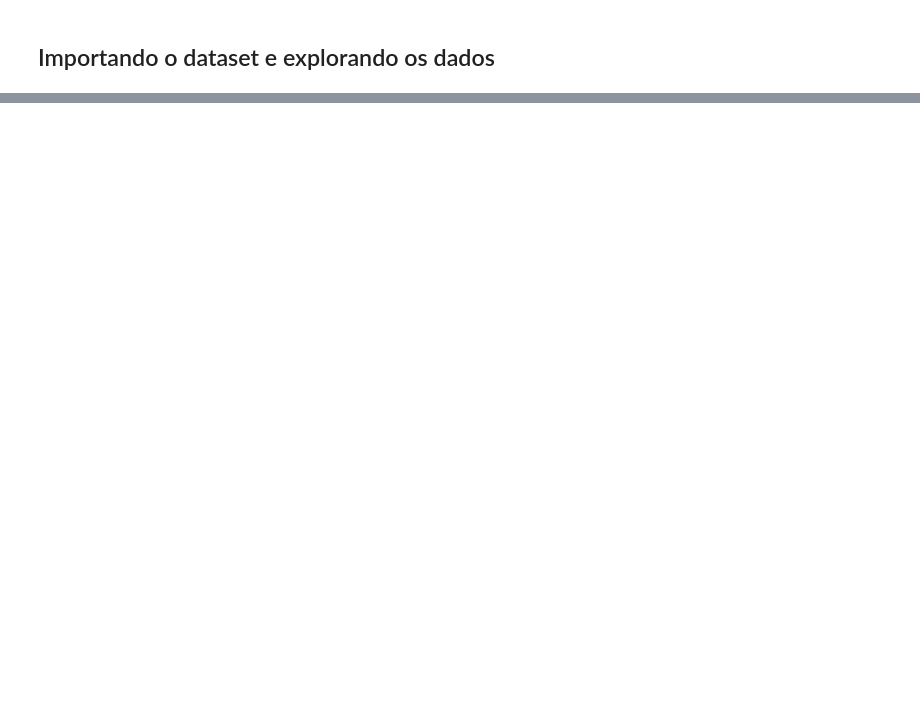
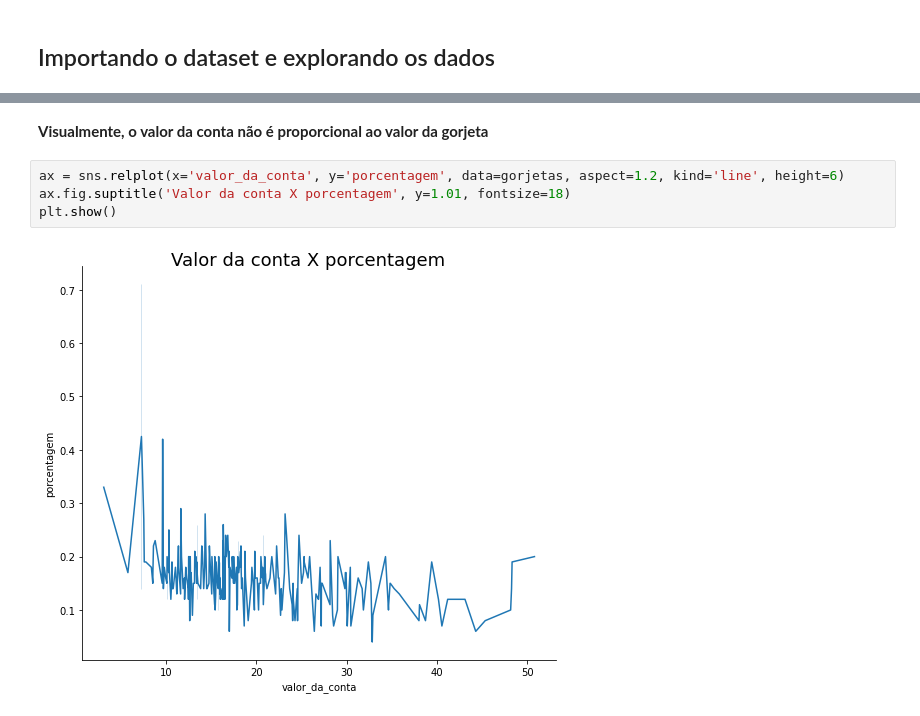
Before and after one commit to guilhermebap/Data-science-personal-study, a Jupyter notebook: Alura/Visualization/04 - Seaborn - Explorando Data Visualization/EDA-gorjetas.ipynb, the cells around one changed output, grey strips where cells are left out. Cells and saved outputs as stored; diff of their text form; blank space fills up the shorter version.

```diff
--- a/Alura/Visualization/04 - Seaborn - Explorando Data Visualization/EDA-gorjetas.ipynb
+++ b/Alura/Visualization/04 - Seaborn - Explorando Data Visualization/EDA-gorjetas.ipynb
@@ -30,0 +183,8 @@ dados.head()
+# %% [markdown]
+ **Visualmente, o valor da conta não é proporcional ao valor da gorjeta**
+# %%
+ax = sns.relplot(x='valor_da_conta', y='porcentagem', data=gorjetas, aspect=1.2, kind='line', height=6)
+ax.fig.suptitle('Valor da conta X porcentagem', y=1.01, fontsize=18)
+plt.show()
+# %% [output]
+[figure, added]
```
Also changed, not shown: parts of 71 cells of this notebook, 5 other files.
